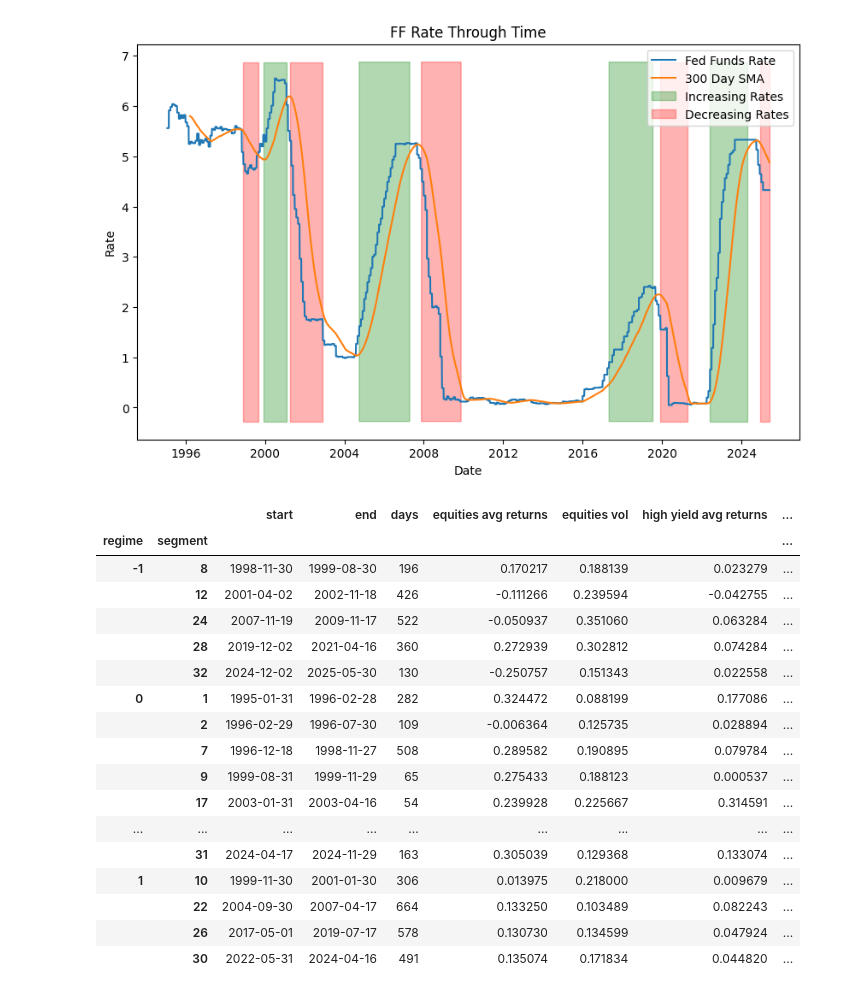
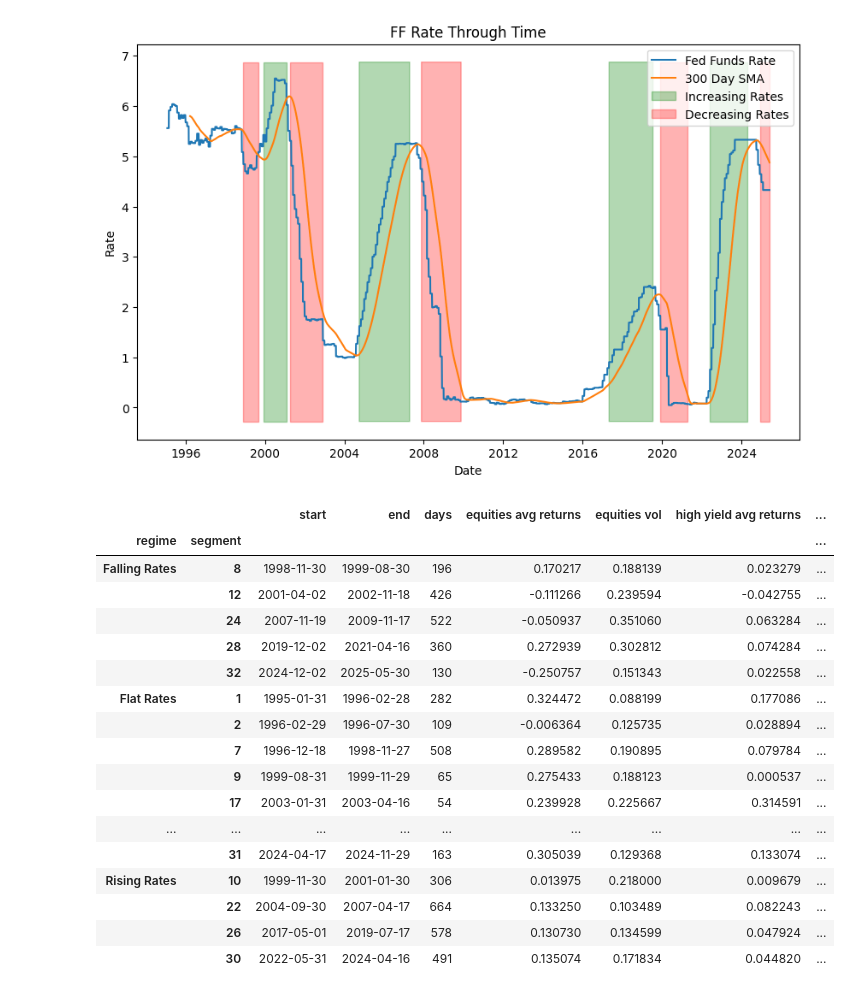
Before and after one commit to Kunj121/MacroFinance_HW2, a Jupyter notebook: prob2.ipynb, the cells around one changed output. Saved outputs shown, nothing was run; the diff lists cells and outputs as text; code cells hidden in the pictures.

```diff
--- a/prob2.ipynb
+++ b/prob2.ipynb
@@ -24,27 +24,16 @@ fed = (fed            # daily EFFR
            .asfreq('B', method='ffill')  # fill forward to biz days
            [fed.index.min():])   # trim to asset window
 
-# def rolling_slope(y_window):
-#     # y_window is a 1‑D array of length window=12
-#     # we regress y = a + b·t  on t = 0,1,...,11
-#     b, a = np.polyfit(np.arange(len(y_window)), y_window, 1)
-#     return b
+
 fed['rates_slope'] = fed['Rate'].diff(252)
 
 # Label regimes: 0, flat rates, -1, decreasing rates, 1, increasing rates
-fed['regime'] = np.where(fed['rates_slope']<-0.5, -1, np.where(fed['rates_slope']>0.5, 1, 0))
+fed['regime'] = np.where(fed['rates_slope']<-0.5, 'Falling Rates', np.where(fed['rates_slope']>0.5, 'Rising Rates', 'Flat Rates'))
 n = 126
 fed['segment'] = (fed['regime'] != fed['regime'].shift(1)).cumsum()
 fed['seg_size'] = fed.groupby('segment')['regime'].transform('size')
-mask = (fed['seg_size']< n) & (fed['regime'] != 0)
-fed.loc[mask, 'regime'] = 0
-
-
-def max_drawdown(prices):
-    """Given a price series, compute the maximum drawdown."""
-    running_max = prices.cummax()
-    drawdown = (prices - running_max) / running_max
-    return drawdown.min()  # most negative value
+mask = (fed['seg_size']< n) & (fed['regime'] != 'Flat Rates')
+fed.loc[mask, 'regime'] = 'Flat Rates'
 
 # Fed Funds (EFFR)
 ism = pd.read_excel(FILE1, sheet_name='ISM', index_col='Date')
@@ -96,68 +93,64 @@ plt.show()
 # %%
-fed['spx'] = spx['SPX'].pct_change()
-fed['com'] = commodities['com'].pct_change()
-fed['hy'] = hy['hy'].pct_change()
-fed['tr'] = treasury['tbonds'].pct_change()
-asset_cols = ['spx', 'com', 'hy', 'tr']
+
 
 results = []
 for (regime, seg_id), group in fed.groupby(['regime', 'segment']):
-    spx = group['spx'].dropna()
-    hy = group['hy'].dropna()
-    com = group['com'].dropna()
-    tr = group['tr'].dropna()
+    eq = group['spx'].dropna()
+    cred = group['hy'].dropna()
+    comm = group['com'].dropna()
+    treasuries = group['tr'].dropna()
 
-    spx_avg_ret = spx.mean() * ANNUAL_FACTOR
-    spx_vol = spx.std() * np.sqrt(ANNUAL_FACTOR)
+    spx_avg_ret = eq.mean() * ANNUAL_FACTOR
+    spx_vol = eq.std() * np.sqrt(ANNUAL_FACTOR)
 
-    hy_avg_ret = hy.mean() * ANNUAL_FACTOR
-    hy_vol = hy.std() * np.sqrt(ANNUAL_FACTOR)
+    hy_avg_ret = cred.mean() * ANNUAL_FACTOR
+    hy_vol = cred.std() * np.sqrt(ANNUAL_FACTOR)
 
-    com_avg_ret = com.mean() * ANNUAL_FACTOR
-    com_vol = com.std() * np.sqrt(ANNUAL_FACTOR)
+    com_avg_ret = comm.mean() * ANNUAL_FACTOR
+    com_vol = comm.std() * np.sqrt(ANNUAL_FACTOR)
 
-    tr_avg_ret = tr.mean() * ANNUAL_FACTOR
-    tr_vol = tr.std() * np.sqrt(ANNUAL_FACTOR)
+    tr_avg_ret = treasuries.mean() * ANNUAL_FACTOR
+    tr_vol = treasuries.std() * np.sqrt(ANNUAL_FACTOR)
 
     duration = len(group)
     if duration < 50:
         continue
 
 
     results.append({
         'regime': regime,
         'segment': seg_id,
         'start' : group.index.min(),
         'end': group.index.max(),
         'days': duration,
         'equities avg returns': spx_avg_ret,
         'equities vol': spx_vol,
         'high yield avg returns': hy_avg_ret,
         'high yield vol': hy_vol,
         'commodities avg returns': com_avg_ret,
         'commodities vol': com_vol,
         'treasuries avg returns': tr_avg_ret,
         'treasuries vol': tr_vol
     })
 
 metrics_df = pd.DataFrame(results).set_index(['regime', 'segment'])
 metrics_df
 # %% [output]
 |  |  | start | end | days | equities avg returns | equities vol | high yield avg returns | ... |
 | regime | segment |  |  |  |  |  |  | ... |
-| -1 | 8 | 1998-11-30 | 1999-08-30 | 196 | 0.170217 | 0.188139 | 0.023279 | ... |
+| Falling Rates | 8 | 1998-11-30 | 1999-08-30 | 196 | 0.170217 | 0.188139 | 0.023279 | ... |
 |  | 12 | 2001-04-02 | 2002-11-18 | 426 | -0.111266 | 0.239594 | -0.042755 | ... |
 |  | 24 | 2007-11-19 | 2009-11-17 | 522 | -0.050937 | 0.351060 | 0.063284 | ... |
 |  | 28 | 2019-12-02 | 2021-04-16 | 360 | 0.272939 | 0.302812 | 0.074284 | ... |
 |  | 32 | 2024-12-02 | 2025-05-30 | 130 | -0.250757 | 0.151343 | 0.022558 | ... |
-| 0 | 1 | 1995-01-31 | 1996-02-28 | 282 | 0.324472 | 0.088199 | 0.177086 | ... |
+| Flat Rates | 1 | 1995-01-31 | 1996-02-28 | 282 | 0.324472 | 0.088199 | 0.177086 | ... |
 |  | 2 | 1996-02-29 | 1996-07-30 | 109 | -0.006364 | 0.125735 | 0.028894 | ... |
 |  | 7 | 1996-12-18 | 1998-11-27 | 508 | 0.289582 | 0.190895 | 0.079784 | ... |
 |  | 9 | 1999-08-31 | 1999-11-29 | 65 | 0.275433 | 0.188123 | 0.000537 | ... |
 |  | 17 | 2003-01-31 | 2003-04-16 | 54 | 0.239928 | 0.225667 | 0.314591 | ... |
 | ... | ... | ... | ... | ... | ... | ... | ... | ... |
 |  | 31 | 2024-04-17 | 2024-11-29 | 163 | 0.305039 | 0.129368 | 0.133074 | ... |
-| 1 | 10 | 1999-11-30 | 2001-01-30 | 306 | 0.013975 | 0.218000 | 0.009679 | ... |
+| Rising Rates | 10 | 1999-11-30 | 2001-01-30 | 306 | 0.013975 | 0.218000 | 0.009679 | ... |
 |  | 22 | 2004-09-30 | 2007-04-17 | 664 | 0.133250 | 0.103489 | 0.082243 | ... |
 |  | 26 | 2017-05-01 | 2019-07-17 | 578 | 0.130730 | 0.134599 | 0.047924 | ... |
 |  | 30 | 2022-05-31 | 2024-04-16 | 491 | 0.135074 | 0.171834 | 0.044820 | ... |
```
Also changed, not shown: parts of 17 cells of this notebook.
